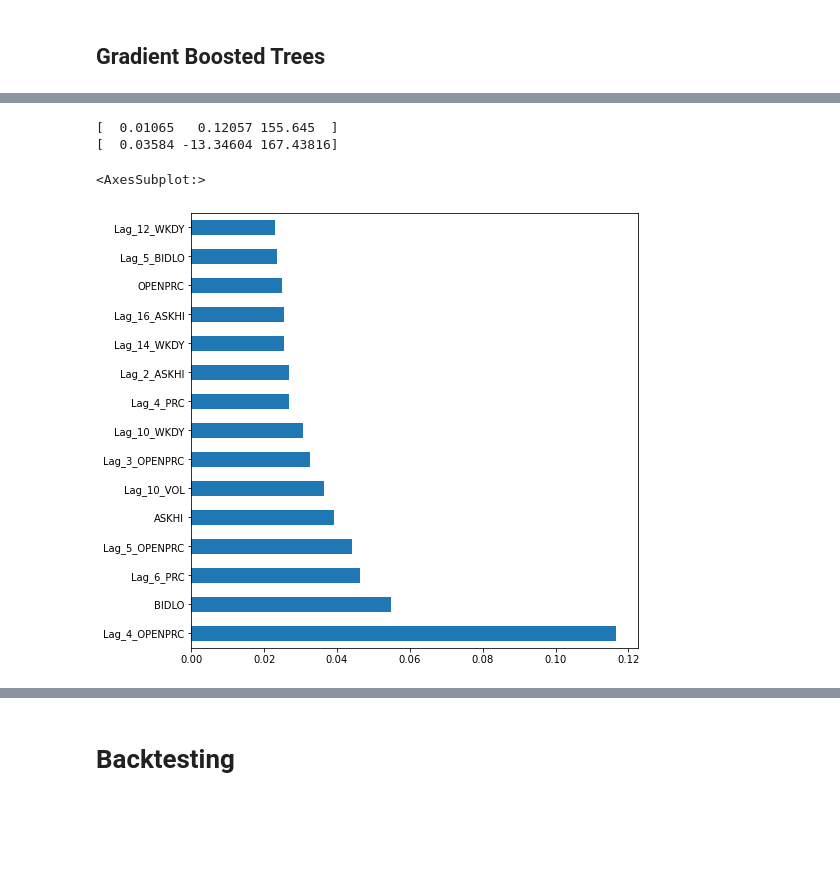
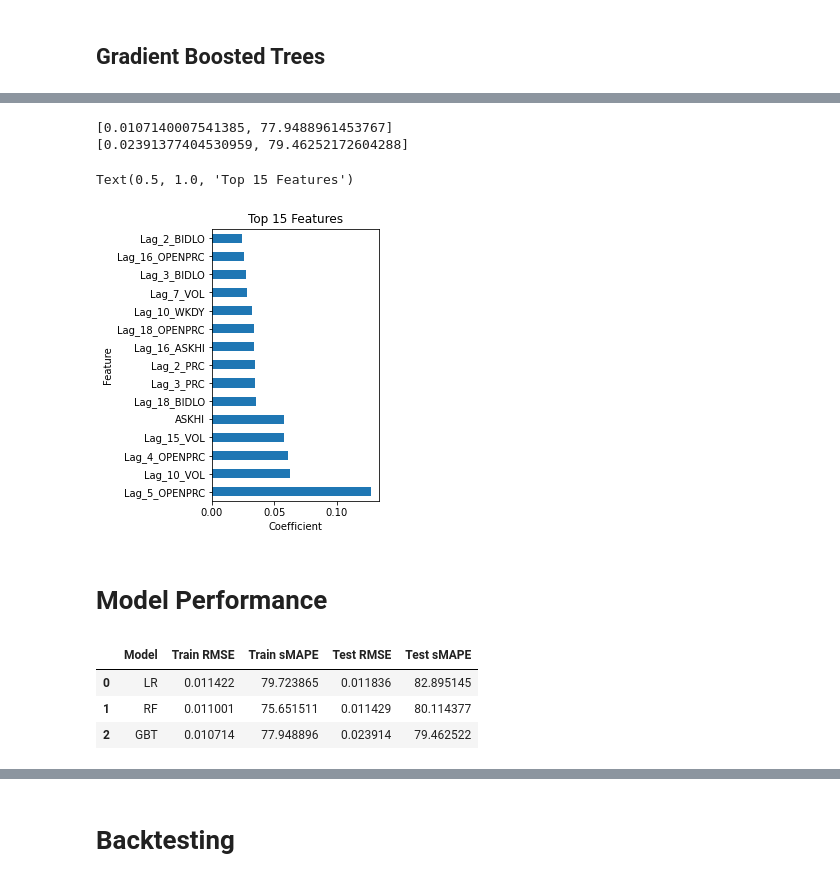
Before and after one commit to Andrew-Niedzialek/AIinFinance, a Jupyter notebook: AI_in_Finance.ipynb, the cells around one changed output, grey strips where cells are left out. Saved outputs shown, nothing was run; the diff lists cells and outputs as text; code cells hidden in the pictures; blank space fills up the shorter version.

```diff
--- a/AI_in_Finance.ipynb
+++ b/AI_in_Finance.ipynb
@@ -442,8 +432,6 @@ n_estimators = [25, 50, 75, 100]
 max_features = ['auto', 'sqrt']
 # Maximum number of levels in tree
 max_depth = [2, 3, 5, 7, 10]
-# Minimum number of samples required to split a node
-# min_samples_split = [2, 5, 10]
 # Minimum number of samples required at each leaf node
 min_samples_leaf = [10, 20, 30, 40, 50]
 # Method of selecting samples for training each tree
@@ -459,7 +447,7 @@ print(rf_grid)
 # Initialize model
 rf = RandomForestRegressor()
 # Random search of parameters, using 3 fold cross validation,
-cv = RandomizedSearchCV(rf, rf_grid, n_iter=10, cv=3, random_state=42, n_jobs = -1)
+cv = GridSearchCV(rf, rf_grid, cv=3, scoring='neg_root_mean_squared_error', n_jobs = -1)
 # Fit the random search model
 cv.fit(X_train, y_train)
 
@@ -471,7 +459,7 @@ print(cv.best_params_)
 # %%
 # Re-train on full dataset using best parameters
 rf_best = RandomForestRegressor(n_estimators = 75,
-                                min_samples_leaf = 30,
+                                min_samples_leaf = 10,
                                 max_features = 'auto',
                                 max_depth = 10,
                                 bootstrap = True,
@@ -510,7 +501,7 @@ feat_importances.nlargest(15).plot(kind='barh', figsize=(8,8))
 # Number of trees
 n_estimators = [25, 50, 75, 100]
 # Maximum number of levels in tree
-max_depth = [2, 3, 5, 7, 10]
+max_depth = [3, 5, 7, 10]
 # Learning rate to prevent overfitting
 learning_rate = [0.1, 0.2, 0.3, 0.4]
 
@@ -522,7 +513,7 @@ print(xgb_grid)
 # Initialize model
 xgbreg = XGBRegressor(nthreads=-1)
 # Random search of parameters, using 3 fold cross validation,
-cv = RandomizedSearchCV(xgbreg, xgb_grid, cv=3, n_iter=10, random_state=42, n_jobs=-1)
+cv = GridSearchCV(xgbreg, xgb_grid, cv=3, scoring='neg_root_mean_squared_error', n_jobs=-1)
 # Fit the random search model
 cv.fit(X_train, y_train)
 
@@ -535,6 +526,6 @@ print(cv.best_params_)
 # %%
 # Re-train on full dataset using best parameters
-xgbreg_best = XGBRegressor(n_estimators = 75, max_depth = 2, learning_rate = 0.2, random_state=42)
+xgbreg_best = XGBRegressor(n_estimators = 25, max_depth = 3, learning_rate = 0.3, random_state=42)
 
 xgbreg_best.fit(X_train, y_train)
 # %% [output]
@@ -545,20 +536,37 @@ XGBRegressor(learning_rate=0.2, max_depth=2, n_estimators=75, random_state=42)
 
 # Predictions for train data
 y_train_pred = xgbreg_best.predict(X_train)
-xgb_train_perf = metrics_unstacked(tick_train, y_train, y_train_pred)
+xgb_train_perf = calc_metrics(y_train, y_train_pred)
 print(xgb_train_perf)
 
 # Predictions for test data
 y_test_pred = xgbreg_best.predict(X_test)
-xgb_test_perf = metrics_unstacked(tick_test, y_test, y_test_pred)
+xgb_test_perf = calc_metrics(y_test, y_test_pred)
 print(xgb_test_perf)
 # %% [output]
-[  0.01065   0.12057 155.645  ]
-[  0.03584 -13.34604 167.43816]
+[0.0107140007541385, 77.9488961453767]
+[0.02391377404530959, 79.46252172604288]
 # %%
 #Feature Importance
 feat_importances = pd.Series(xgbreg_best.feature_importances_, index=kbest_feat)
-feat_importances.nlargest(15).plot(kind='barh', figsize=(8,8))
+ax = feat_importances.nlargest(15).plot(kind='barh', figsize=(3,5))
+ax.set_xlabel("Coefficient")
+ax.set_ylabel("Feature")
+ax.set_title("Top 15 Features")
 # %% [output]
-<AxesSubplot:>
+Text(0.5, 1.0, 'Top 15 Features')
-[figure, old version]
+[figure, new version]
+# %% [markdown]
+# Model Performance
+# %%
+# Predictive performance on test data
+df_model_perf = pd.DataFrame(columns=['Model','Train RMSE','Train sMAPE','Test RMSE','Test sMAPE'])
+df_model_perf.loc[0] = ['LR']+lr_train_perf+lr_test_perf
+df_model_perf.loc[1] = ['RF']+rf_train_perf+rf_test_perf
+df_model_perf.loc[2] = ['GBT']+xgb_train_perf+xgb_test_perf
+df_model_perf
+# %% [output]
+|  | Model | Train RMSE | Train sMAPE | Test RMSE | Test sMAPE |
+| 0 | LR | 0.011422 | 79.723865 | 0.011836 | 82.895145 |
+| 1 | RF | 0.011001 | 75.651511 | 0.011429 | 80.114377 |
+| 2 | GBT | 0.010714 | 77.948896 | 0.023914 | 79.462522 |
```
Also changed, not shown: parts of 24 cells of this notebook.
